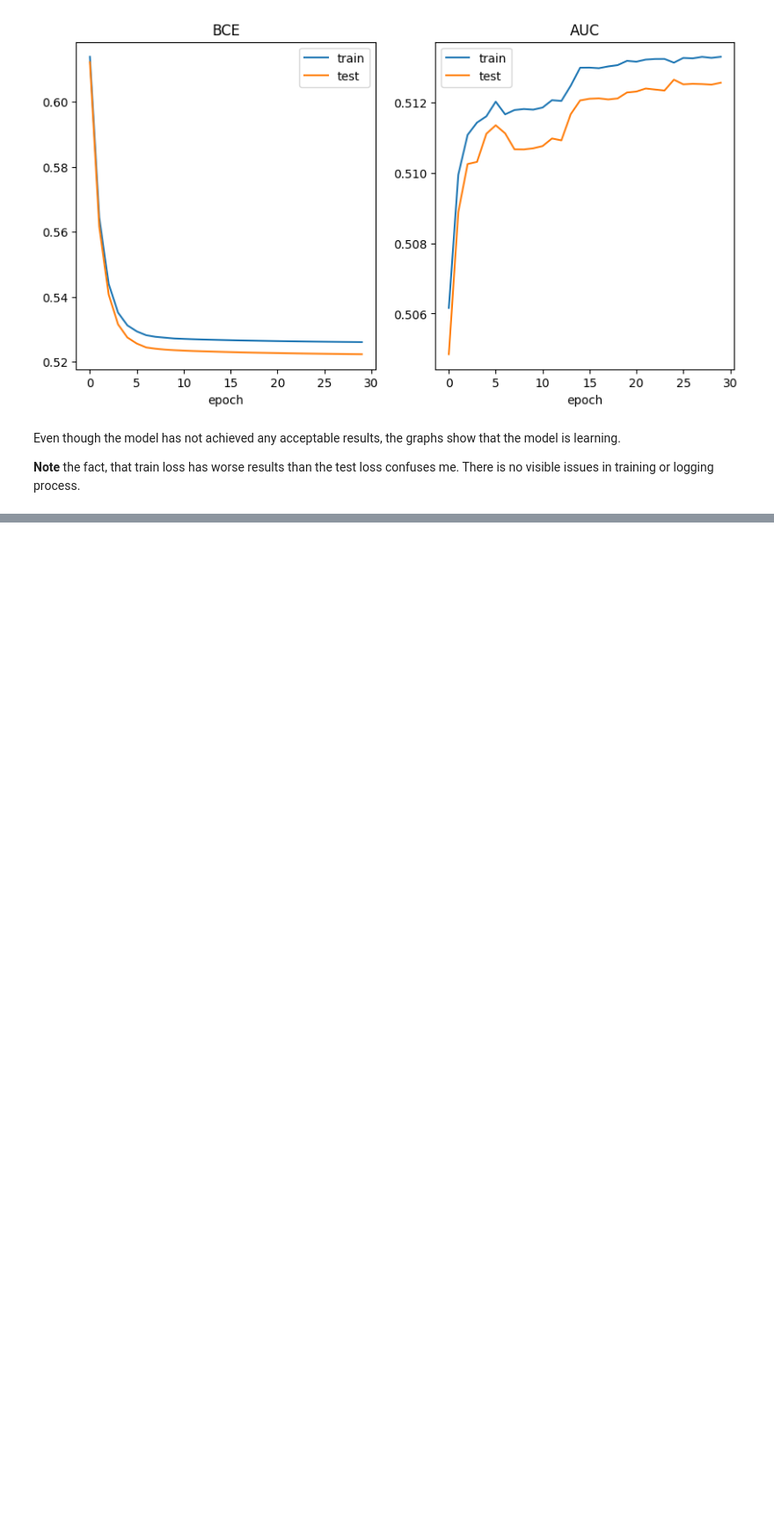
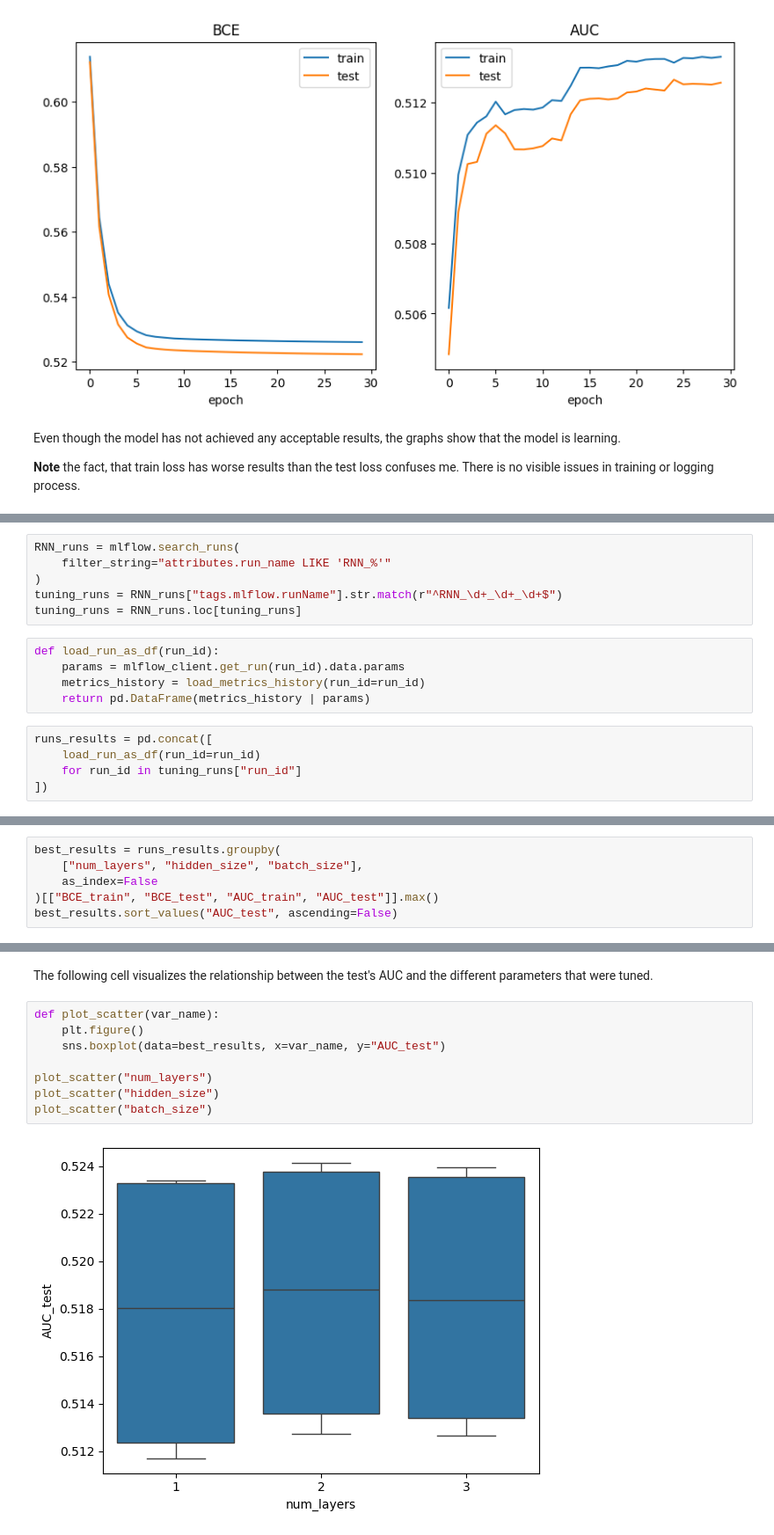
Before and after one commit to fedorkobak/students_performance, a Jupyter notebook: analysis.ipynb, the cells around one changed output, grey strips where cells are left out. Shown at 88% size. Saved outputs shown, nothing was run; the diff lists cells and outputs as text; blank space fills up the shorter version.

Commit message:
add analise results of the RNN experiments

```diff
--- a/analysis.ipynb
+++ b/analysis.ipynb
@@ -66,0 +77,16 @@ Even though the model has not achieved any acceptable results, the graphs show t
+# %%
+RNN_runs = mlflow.search_runs(
+    filter_string="attributes.run_name LIKE 'RNN_%'"
+)
+tuning_runs = RNN_runs["tags.mlflow.runName"].str.match(r"^RNN_\d+_\d+_\d+$")
+tuning_runs = RNN_runs.loc[tuning_runs]
+# %%
+def load_run_as_df(run_id):
+    params = mlflow_client.get_run(run_id).data.params
+    metrics_history = load_metrics_history(run_id=run_id)
+    return pd.DataFrame(metrics_history | params)
+# %%
+runs_results = pd.concat([
+    load_run_as_df(run_id=run_id)
+    for run_id in tuning_runs["run_id"]
+])
@@ -66,0 +95,6 @@ Even though the model has not achieved any acceptable results, the graphs show t
+# %%
+best_results = runs_results.groupby(
+    ["num_layers", "hidden_size", "batch_size"],
+    as_index=False
+)[["BCE_train", "BCE_test", "AUC_train", "AUC_test"]].max()
+best_results.sort_values("AUC_test", ascending=False)
@@ -66,0 +119,12 @@ Even though the model has not achieved any acceptable results, the graphs show t
+# %% [markdown]
+The following cell visualizes the relationship between the test's AUC and the different parameters that were tuned.
+# %%
+def plot_scatter(var_name):
+    plt.figure()
+    sns.boxplot(data=best_results, x=var_name, y="AUC_test")
+
+plot_scatter("num_layers")
+plot_scatter("hidden_size")
+plot_scatter("batch_size")
+# %% [output]
+[figure, added]
```
Also changed, not shown: parts of 7 cells of this notebook, 1 other file.
